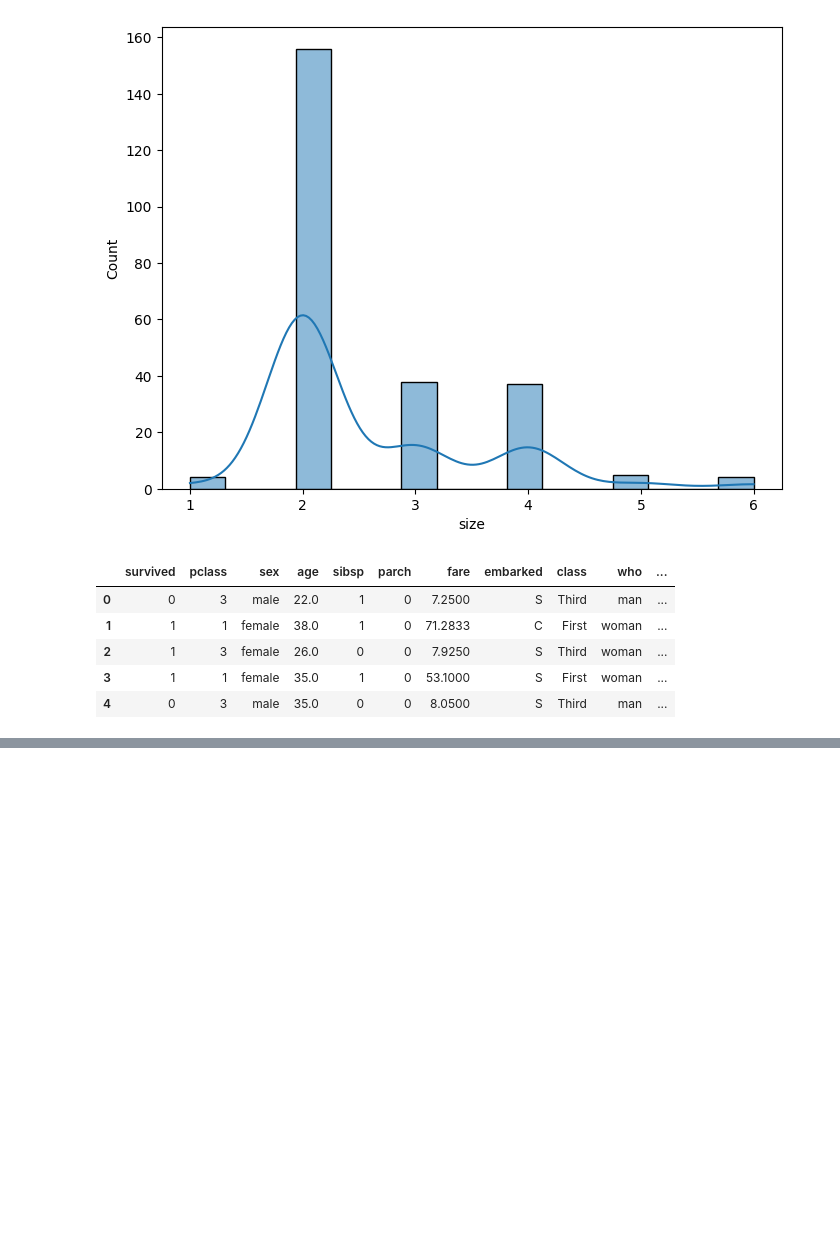
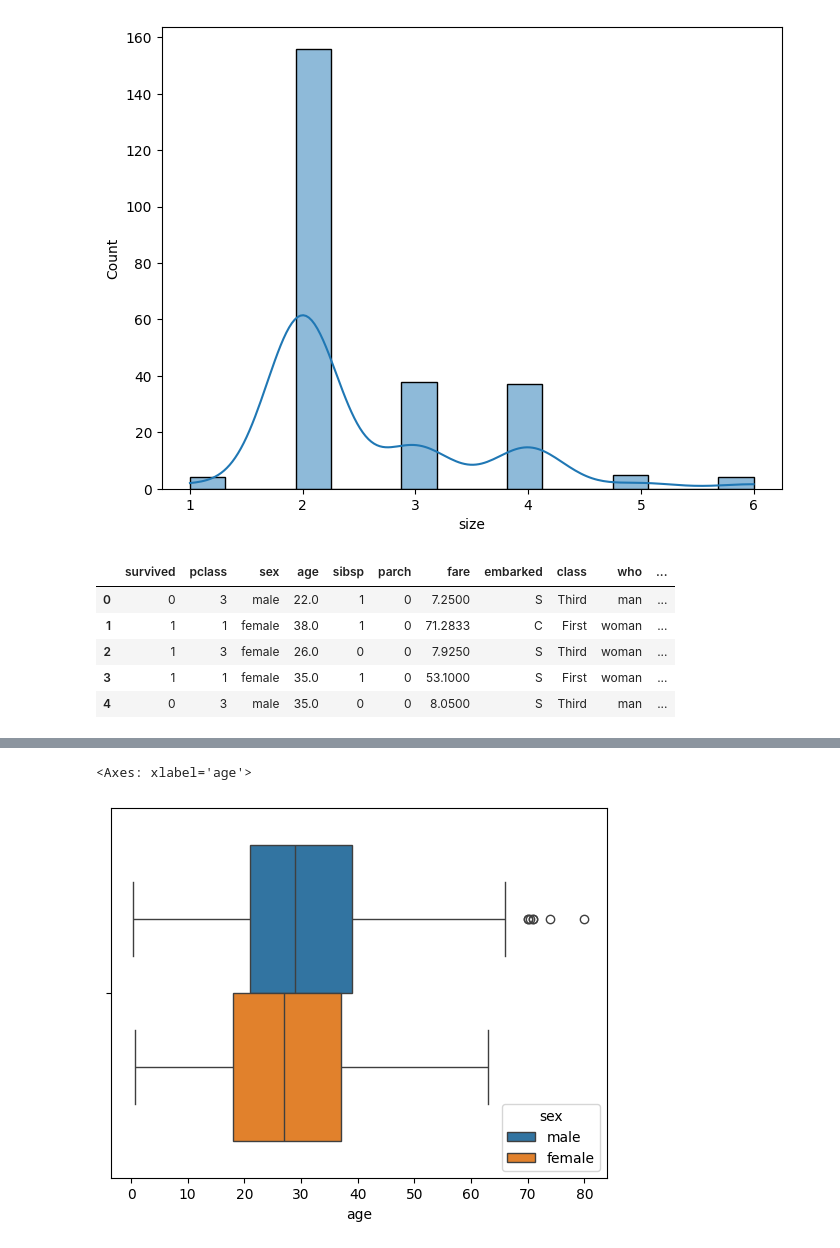
Before and after one commit to Saifullah785/statistics-for-data-science-journey, a Jupyter notebook: Lecture_02_Distribution/Lecture_02_Distribution.ipynb, the cells around one changed output, grey strips where cells are left out. Cells and saved outputs as stored; diff of their text form; code cells hidden in the pictures; blank space fills up the shorter version.

```diff
--- a/Lecture_02_Distribution/Lecture_02_Distribution.ipynb
+++ b/Lecture_02_Distribution/Lecture_02_Distribution.ipynb
@@ -56,0 +67,5 @@ sns.histplot(data=df_01, x='age', kde=True)
+# %%
+sns.boxplot(data=df_01, x='age', hue='sex')
+# %% [output]
+<Axes: xlabel='age'>
+[figure, added]
```
Also changed, not shown: parts of 4 cells of this notebook.
